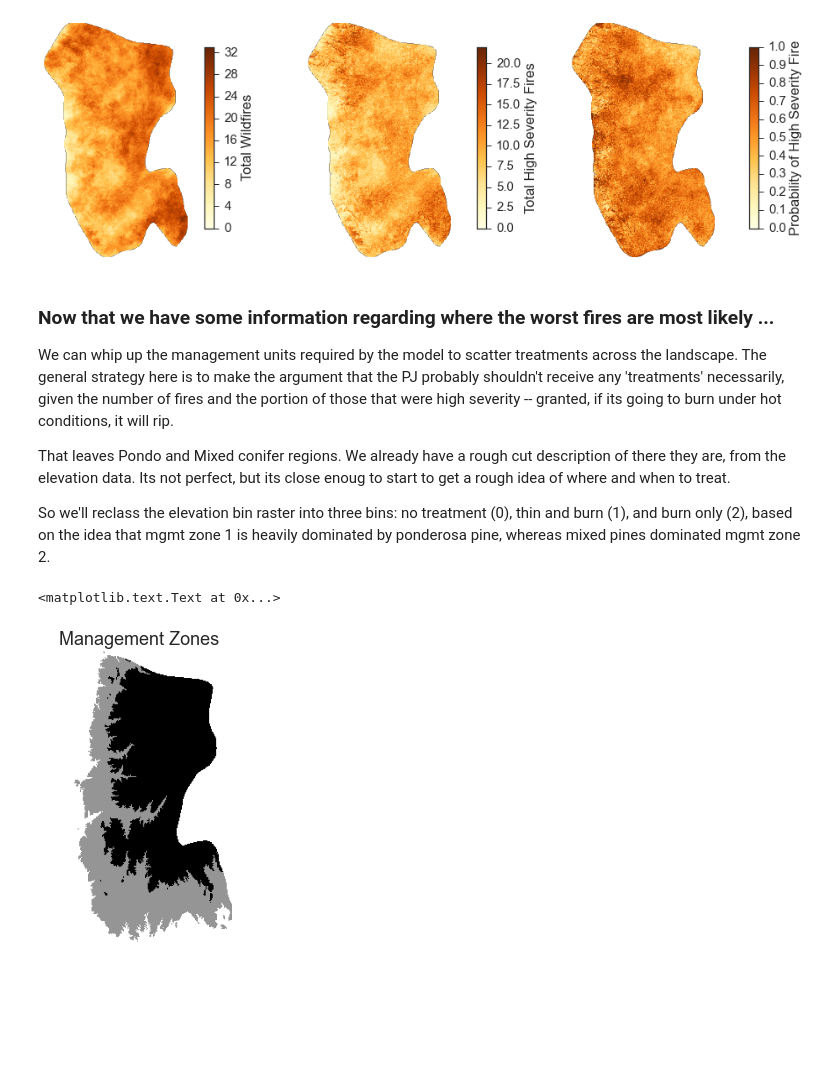
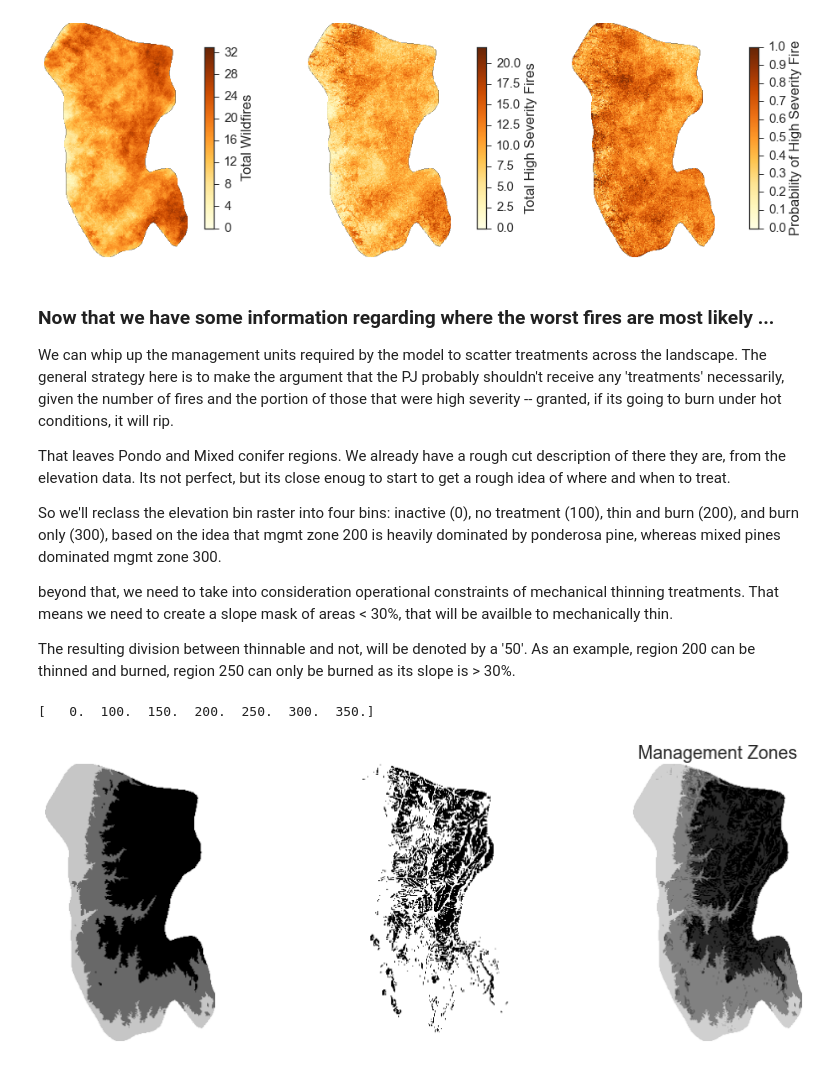
Before and after one commit to djkrofch/SantaFe_Fireshed, a Jupyter notebook: SF_Fireshed_Prep.ipynb, the cells around one changed output. Drawn from its saved outputs; the diff is of its cells as text; code cells hidden in the pictures; blank space fills up the shorter version.

Commit message:
Finalized management geospatial bits
Worked through elevation, slope constraints, and pHSF to generate
treatment classes for the optimized runs.

```diff
--- a/SF_Fireshed_Prep.ipynb
+++ b/SF_Fireshed_Prep.ipynb
@@ -781,19 +781,39 @@ We can whip up the management units required by the model to scatter treatments
 
 That leaves Pondo and Mixed conifer regions. We already have a rough cut description of there they are, from the elevation data. Its not perfect, but its close enoug to start to get a rough idea of where and when to treat.
 
-So we'll reclass the elevation bin raster into three bins: no treatment (0), thin and burn (1), and burn only (2), based on the idea that mgmt zone 1 is heavily dominated by ponderosa pine, whereas mixed pines dominated mgmt zone 2.
+So we'll reclass the elevation bin raster into four bins: inactive (0), no treatment (100), thin and burn (200), and burn only (300), based on the idea that mgmt zone 200 is heavily dominated by ponderosa pine, whereas mixed pines dominated mgmt zone 300.
+
+beyond that, we need to take into consideration operational constraints of mechanical thinning treatments. That means we need to create a slope mask of areas < 30%, that will be availble to mechanically thin.
+
+The resulting division between thinnable and not, will be denoted by a '50'. As an example, region 200 can be thinned and burned, region 250 can only be burned as its slope is > 30%.
-# %%
-mgmt  = importRaster(rasters + 'elevationBins.tif')
-
-mgmt[mgmt < 300] = 0
-mgmt[mgmt == 300] = 1
-mgmt[mgmt == 400] = 2
-
-plotRaster(mgmt,  vmin = 0, vmax = 2)
-plt.title('Management Zones')
-# %% [output]
-<matplotlib.text.Text at 0x...>
-[figure, removed]
+# %%
+f, (ax1, ax2, ax3),  = plt.subplots(1,3, figsize =(15,5))
+
+mgmt  = importRaster(rasters + 'elevationBins.tif')
+slopemask = importRaster(rasters + 'SFF_Slope.tif')
+
+mgmt[(mgmt > 0) & (mgmt < 300)] = 100
+mgmt[mgmt == 300] = 200
+mgmt[mgmt == 400] = 300
+mgmt[mgmt == -9999] = 0
+
+slopemask[slopemask > 30] = 50
+slopemask[slopemask <= 30] = 0
+
+conMgmt = mgmt + slopemask
+
+plotRaster(mgmt,  vmin = 0, vmax = 300, ax = ax1)
+plotRaster(slopemask,  vmin = 0, vmax = 50, ax = ax2)
+plotRaster(conMgmt,  vmin = 0, vmax = 350, ax = ax3)
+
+plt.title('Management Zones')
+print np.unique(conMgmt)
+
+saveAsGeoTiff(rasters + 'SFF_initialcommunities.tif',
+              conMgmt, rasters + 'SFF_ConManagement.tif', 32613)
+# %% [output]
+[   0.  100.  150.  200.  250.  300.  350.]
+[figure, added]
 # %% [markdown]
 ### Now we can take that managment zone layer
 and modify it, using the likelihood that high severity fire hits within those zones. We'll use that likelihood to prioritize the timing of treatments, therefore minimizing the opportunity of a stochastic ignition event to cause a high severity fire on the landscape. We'll start by creating a simple mask, showing regions that are likely to burn at different probabilities.
```
Also changed, not shown: parts of 5 cells of this notebook.
